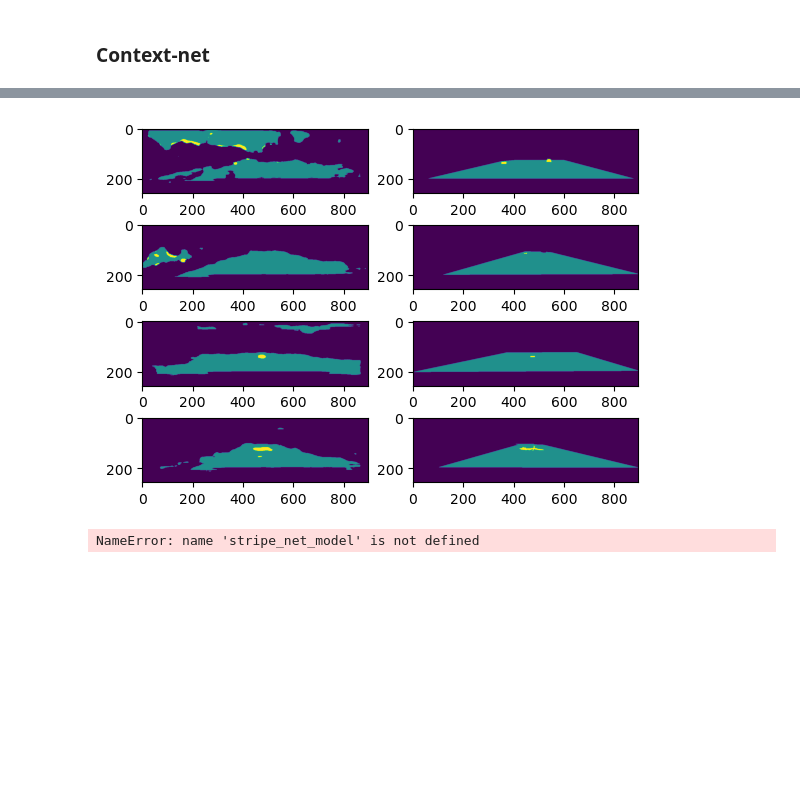
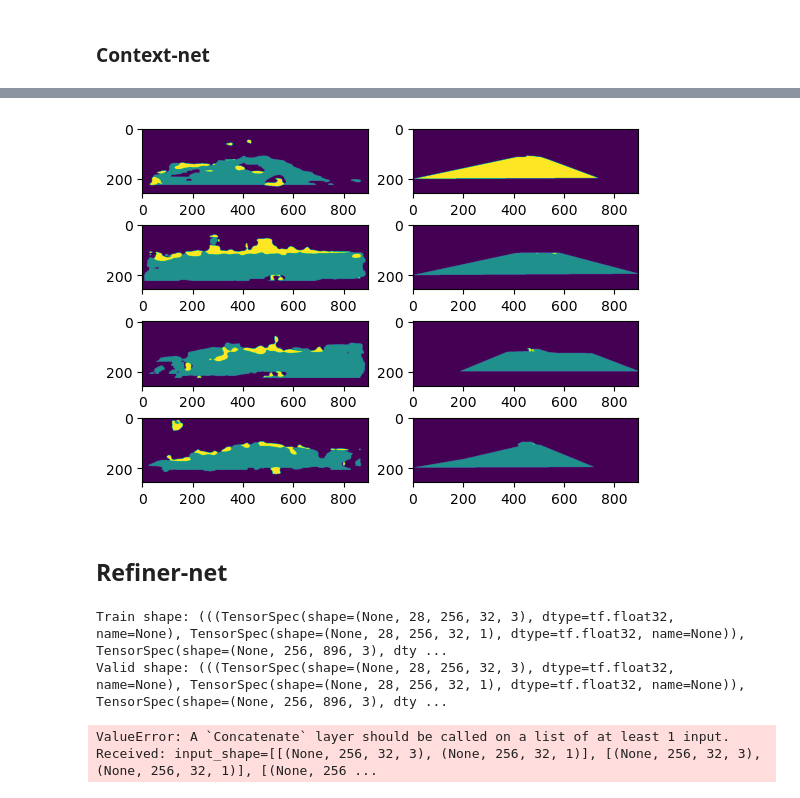
Before and after one commit to keresztesbeata/Unexpected-Obstacle-Detection, a Jupyter notebook: MergeNet.ipynb, the cells around one changed output, grey strips where cells are left out. Cells and saved outputs as stored; diff of their text form; code cells hidden in the pictures; blank space fills up the shorter version.

```diff
--- a/MergeNet.ipynb
+++ b/MergeNet.ipynb
@@ -354,5 +376,5 @@ plot_history(stripe_net_history.history, 'sparse_categorical_accuracy')
 # %%
-for data, label in test_stripes.batch(BATCH_SIZE_STRIPE).shuffle(BATCH_SIZE_STRIPE).as_numpy_iterator():
+for data, label in test_stripes.batch(BATCH_SIZE_STRIPE).as_numpy_iterator():
     pred_mask = stripe_net_model.predict(data)
     pred_mask = tf.math.argmax(pred_mask, axis=-1)
     pred_mask = pred_mask[..., tf.newaxis]
@@ -374,7 +396,7 @@ def count_pixels(x, label):
     return np.sum([x == label])
 
 def compute_class_weights(ds):
-    for _, _, mask in ds.as_numpy_iterator():
+    for _, mask in ds.as_numpy_iterator():
         nr_background_pixels = count_pixels(mask, 0)
         nr_road_pixels = count_pixels(mask, 1)
         nr_obstacle_pixels = count_pixels(mask, 2)
@@ -423,15 +445,13 @@ Non-trainable params: 480
 _________________________________________________________________
 None
 # %%
-context_net_model.compile(optimizer=keras.optimizers.Adam(learning_rate=0.001),
+context_net_model.compile(optimizer=keras.optimizers.Adam(learning_rate=0.01),
                           loss=keras.losses.SparseCategoricalCrossentropy(from_logits=False),
                           weighted_metrics=[keras.metrics.SparseCategoricalAccuracy()],
                           metrics=[keras.metrics.SparseCategoricalAccuracy()])
 # %%
-filepath = "models/context_net.h5"
-earlystopper = keras.callbacks.EarlyStopping(patience=3, verbose=1)
-checkpoint = keras.callbacks.ModelCheckpoint(filepath, monitor='val_loss', verbose=1,
-                                             save_best_only=True, mode='min')
+earlystopper = keras.callbacks.EarlyStopping(patience=10, monitor='val_loss', verbose=1)
+checkpoint = keras.callbacks.ModelCheckpoint("models/context_net.h5", monitor='val_loss', verbose=1, save_best_only=True, mode='min')
 
 context_net_history = context_net_model.fit(train_img_batch,
                                             batch_size=BATCH_SIZE,
@@ -469,5 +487,5 @@ plot_history(context_net_history.history, 'sparse_categorical_accuracy')
 # %%
-for data, _, label in test_img.shuffle(BATCH_SIZE).batch(BATCH_SIZE).as_numpy_iterator():
+for data, label in test_img.shuffle(BATCH_SIZE).batch(BATCH_SIZE).as_numpy_iterator():
     pred_mask = context_net_model.predict(data)
     pred_mask = tf.math.argmax(pred_mask, axis=-1)
     pred_mask = pred_mask[..., tf.newaxis]
@@ -481,9 +499,21 @@ for data, _, label in test_img.shuffle(BATCH_SIZE).batch(BATCH_SIZE).as_numpy_it
-[figure, old version]
+[figure, new version]
+# %% [markdown]
+## Refiner-net
+# %%
+EPOCHS = 20
+BATCH_SIZE=4
+train_input_mix = preprocess_input(train_mix, batch_size=BATCH_SIZE, buffer_size=TRAIN_SIZE)
+valid_input_mix = preprocess_input(valid_mix, batch_size=BATCH_SIZE, buffer_size=VALID_SIZE)
+print("Train shape:", train_input_mix.element_spec)
+print("Valid shape:", valid_input_mix.element_spec)
+# %% [output]
+Train shape: (((TensorSpec(shape=(None, 28, 256, 32, 3), dtype=tf.float32, name=None), TensorSpec(shape=(None, 28, 256, 32, 1), dtype=tf.float32, name=None)), TensorSpec(shape=(None, 256, 896, 3), dty ...
+Valid shape: (((TensorSpec(shape=(None, 28, 256, 32, 3), dtype=tf.float32, name=None), TensorSpec(shape=(None, 28, 256, 32, 1), dtype=tf.float32, name=None)), TensorSpec(shape=(None, 256, 896, 3), dty ...
 # %%
-refiner_net_model = refiner_net(stripe=stripe_net_model,
-                                context=context_net_model,
+refiner_net_model = refiner_net(stripe_net_model,
+                                context_net_model,
                                 nr_stripes=K,
                                 nr_classes=NR_CLASSES)
 refiner_net_model.summary()
 # %% [output]
-NameError: name 'stripe_net_model' is not defined
+ValueError: A `Concatenate` layer should be called on a list of at least 1 input. Received: input_shape=[[(None, 256, 32, 3), (None, 256, 32, 1)], [(None, 256, 32, 3), (None, 256, 32, 1)], [(None, 256 ...
```
Also changed, not shown: parts of 20 cells of this notebook.
